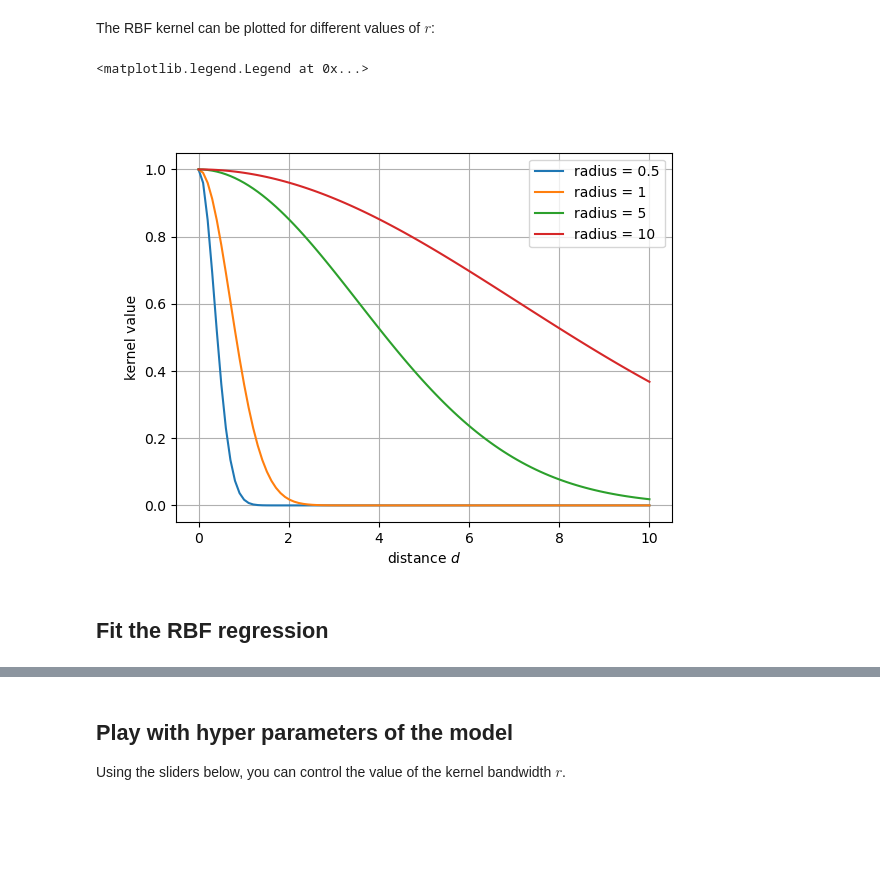
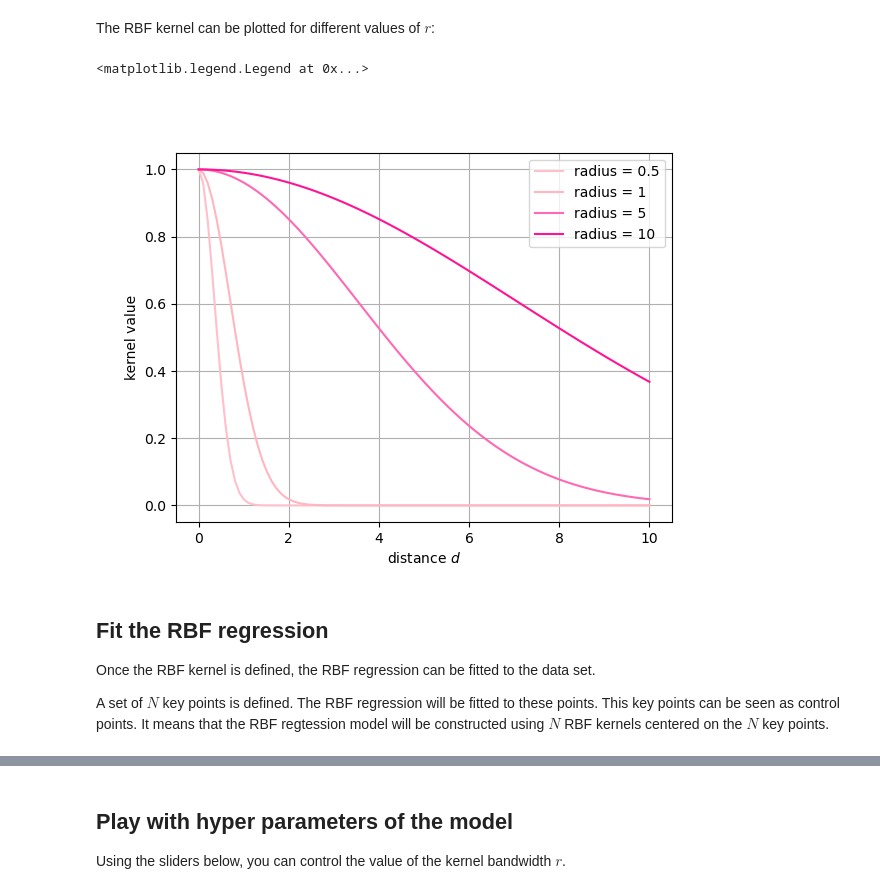
Before and after one commit to EmileRouxSMB/EmileRouxSMB.github.io, a Jupyter notebook: assets/jupyter/RBF-tuto1.ipynb, the cells around one changed output, grey strips where cells are left out. Cells and saved outputs as stored; diff of their text form; code cells hidden in the pictures; blank space fills up the shorter version.

```diff
--- a/assets/jupyter/RBF-tuto1.ipynb
+++ b/assets/jupyter/RBF-tuto1.ipynb
@@ -70,17 +78,23 @@ def Gauss_kernel(d, radius):
 # %% [markdown]
 The RBF kernel can be plotted for different values of $r$:
 # %%
-# kernel plot for different radius
 plt.figure()
 d = np.linspace(0, 10, 100)
-for radius in [0.5, 1, 5, 10]:
-    plt.plot(d, Gauss_kernel(d, radius), label = 'radius = {}'.format(radius))
+colors = ['pink', 'lightpink', 'hotpink', 'deeppink']
+for radius, color in zip([0.5, 1, 5, 10], colors):
+    plt.plot(d, Gauss_kernel(d, radius), label='radius = {}'.format(radius), color=color)
 plt.xlabel('distance $d$')
 plt.ylabel('kernel value')
 plt.grid()
 plt.legend()
 # %% [output]
 <matplotlib.legend.Legend at 0x...>
-[figure, old version]
+[figure, new version]
-# %% [markdown]
-## Fit the RBF regression
+# %% [markdown]
+## Fit the RBF regression
+Once the RBF kernel is defined, the RBF regression can be fitted to the data set.
+
+A set of $N$ key points is defined.
+The RBF regression will be fitted to these points.
+This key points can be seen as control points.
+It means that the RBF regtession model will be constructed using $N$ RBF kernels centered on the $N$ key points.
```
Also changed, not shown: parts of 4 cells of this notebook.
